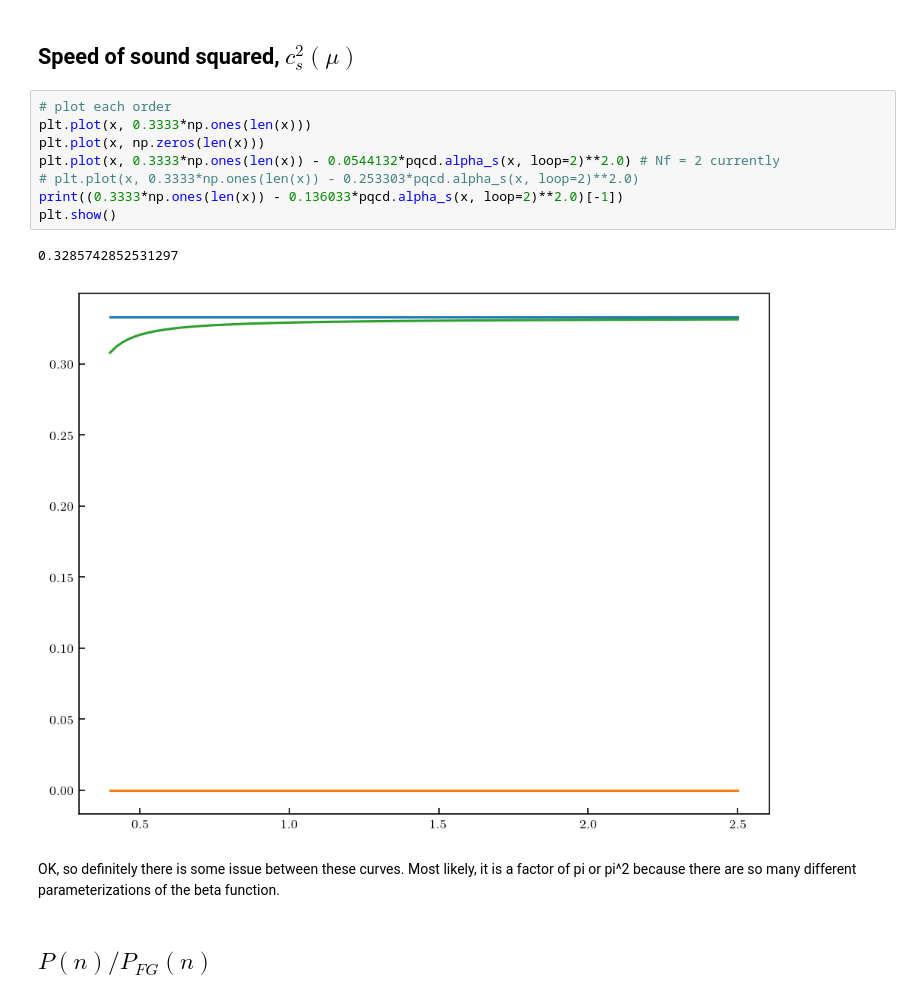
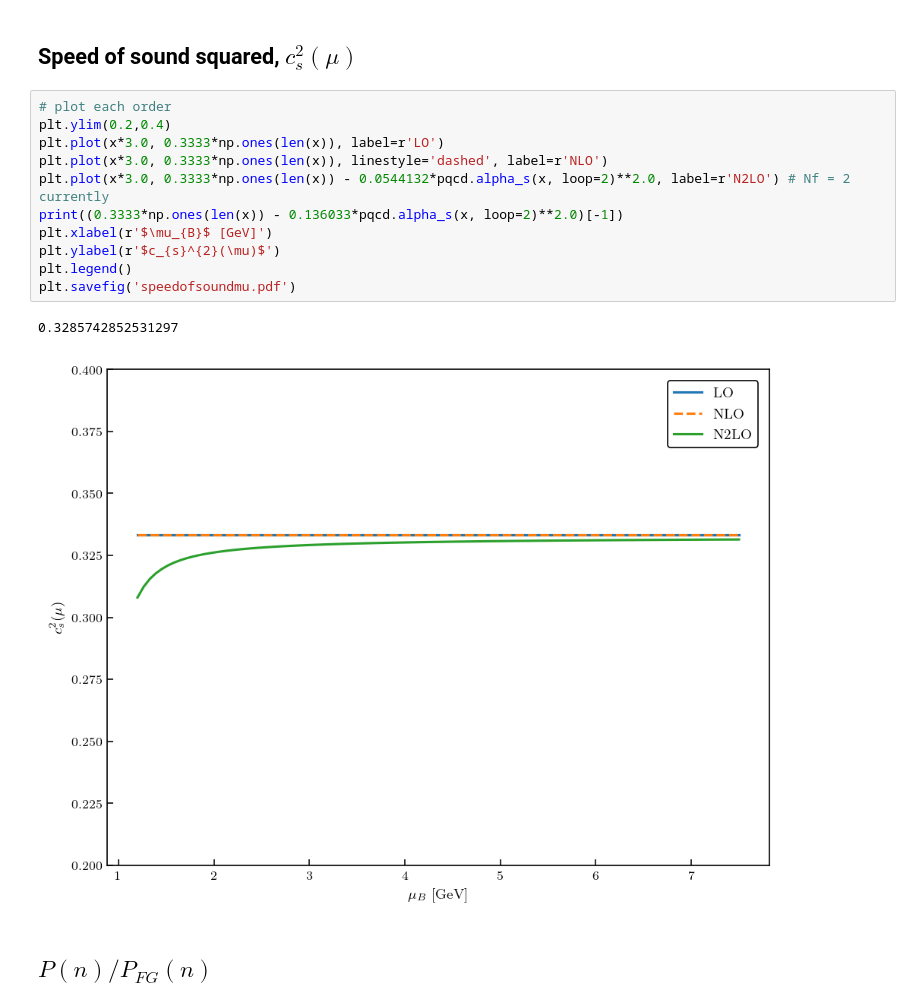
Before and after one commit to asemposki/neutron-rich-bmm, a Jupyter notebook: Gorda_pQCD_gsum.ipynb, the cells around one changed output. Cells and saved outputs as stored; diff of their text form.

```diff
--- a/Gorda_pQCD_gsum.ipynb
+++ b/Gorda_pQCD_gsum.ipynb
@@ -302,17 +302,18 @@ Condition number: 25999.54527774913
 ## Speed of sound squared, $c_{s}^{2}(\mu)$
 # %%
 # plot each order
-plt.plot(x, 0.3333*np.ones(len(x)))
-plt.plot(x, np.zeros(len(x)))
-plt.plot(x, 0.3333*np.ones(len(x)) - 0.0544132*pqcd.alpha_s(x, loop=2)**2.0) # Nf = 2 currently
-# plt.plot(x, 0.3333*np.ones(len(x)) - 0.253303*pqcd.alpha_s(x, loop=2)**2.0)
+plt.ylim(0.2,0.4)
+plt.plot(x*3.0, 0.3333*np.ones(len(x)), label=r'LO')
+plt.plot(x*3.0, 0.3333*np.ones(len(x)), linestyle='dashed', label=r'NLO')
+plt.plot(x*3.0, 0.3333*np.ones(len(x)) - 0.0544132*pqcd.alpha_s(x, loop=2)**2.0, label=r'N2LO') # Nf = 2 currently
 print((0.3333*np.ones(len(x)) - 0.136033*pqcd.alpha_s(x, loop=2)**2.0)[-1])
-plt.show()
+plt.xlabel(r'$\mu_{B}$ [GeV]')
+plt.ylabel(r'$c_{s}^{2}(\mu)$')
+plt.legend()
+plt.savefig('speedofsoundmu.pdf')
 # %% [output]
 0.3285742852531297
-[figure, old version]
+[figure, new version]
-# %% [markdown]
-OK, so definitely there is some issue between these curves. Most likely, it is a factor of pi or pi^2 because there are so many different parameterizations of the beta function.
 # %% [markdown]
 ## $P(n)/P_{FG}(n)$ <a id="calc_p_n"></a>
 # %%
```
Also changed, not shown: parts of 25 cells of this notebook, 2 other files.
